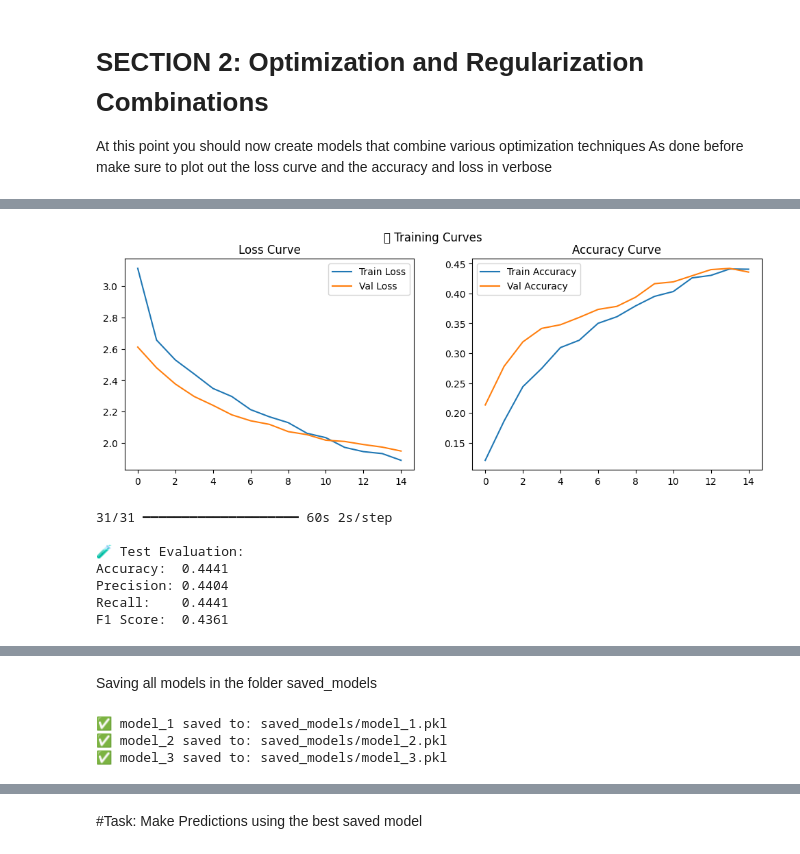
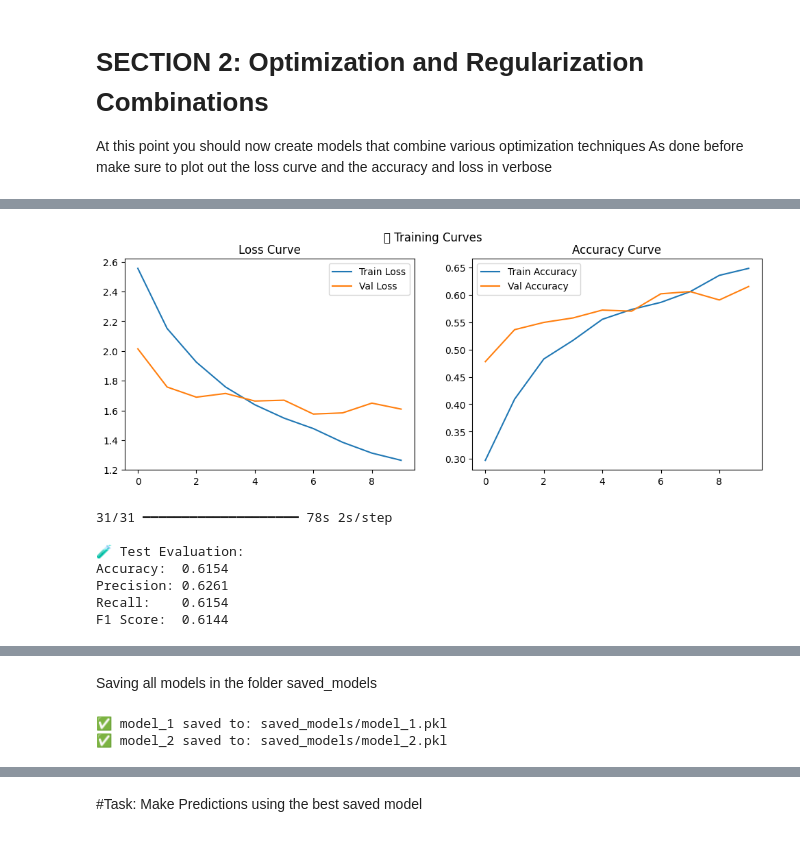
Before and after one commit to pimanzi/art-classification-project, a Jupyter notebook: Summative_Intro_to_ml_Placide_Imanzi_Kabisa_assignment.ipynb, the cells around one changed output, grey strips where cells are left out. Cells and saved outputs as stored; diff of their text form; code cells hidden in the pictures.

```diff
--- a/Summative_Intro_to_ml_Placide_Imanzi_Kabisa_assignment.ipynb
+++ b/Summative_Intro_to_ml_Placide_Imanzi_Kabisa_assignment.ipynb
@@ -82,7 +81,7 @@ folders downloaded to: /root/.cache/kagglehub/datasets/sivarazadi/wikiart-art-mo
 # %% [markdown]
 Displaying classes that my models will be predicting
 # %%
-path = "/root/.cache/kagglehub/datasets/sivarazadi/wikiart-art-movementsstyles/versions/2"
+path = "/kaggle/input/wikiart-art-movementsstyles"
 
 # List all files in the directory
 for file in os.listdir(path):
@@ -318,0 +262,23 @@ X_test shape: (975, 128, 128, 3)
+# %%
+# Load fewer images for testing (200–300/class)
+X, y = load_wikiart_images(path, image_size=(224, 224), flatten=False, max_images_per_class=500)
+
+# Use float32 early
+X = np.array(X).astype('float32')
+
+# Split before preprocessing
+X_train, X_temp, y_train, y_temp = train_test_split(X, y, test_size=0.3, stratify=y, random_state=42)
+X_val, X_test, y_val, y_test = train_test_split(X_temp, y_temp, test_size=0.5, stratify=y_temp, random_state=42)
+
+# Free memory
+del X_temp, y_temp
+del X
+
+# Now preprocess
+from tensorflow.keras.applications.efficientnet import preprocess_input
+X_train = preprocess_input(X_train.astype('float32'))
+X_val = preprocess_input(X_val.astype('float32'))
+X_test = preprocess_input(X_test.astype('float32'))
+print(X_train)
+print(X_val)
+print(X_test)
@@ -458,12 +457,14 @@ At this point you should now create models that combine various optimization tec
 As done before make sure to plot out the loss curve and the accuracy and loss in verbose
 # %%
 #TODO:
-model_2 = define_model(  optimizer_name="adam",
-    learning_rate=1e-4,
-    regularizer="l2",
-    reg_strength=0.001,
-    dropout_rate=0.5,
+model_2 =define_model(
+    optimizer_name='adam',
+    learning_rate=0.0005,
+    regularizer='l2',
+    reg_strength=0.002,
+    dropout_rate=0.6,
     use_early_stopping=True,
-    epochs=15,
-    batch_size=32,)
+    batch_size=8,
+    epochs=15
+)
 # %% [output]
@@ -487,11 +488,11 @@ Epoch 15/15
-[figure, old version]
+[figure, new version]
-31/31 ━━━━━━━━━━━━━━━━━━━━ 60s 2s/step
+31/31 ━━━━━━━━━━━━━━━━━━━━ 78s 2s/step
 
 🧪 Test Evaluation:
-Accuracy:  0.4441
-Precision: 0.4404
-Recall:    0.4441
-F1 Score:  0.4361
+Accuracy:  0.6154
+Precision: 0.6261
+Recall:    0.6154
+F1 Score:  0.6144
 # %%
 #TODO:
 model_3 = define_model(
@@ -542,7 +543,7 @@ def save_model_with_joblib(model_obj, model_name, save_dir="saved_models"):
 models = [
     ("model_1", cnn_notuning),
     ("model_2", model_2),
-    ("model_3", model_3),
+
 ]
 
 for name, model_obj in models:
@@ -550,4 +551,3 @@ for name, model_obj in models:
 # %% [output]
 ✅ model_1 saved to: saved_models/model_1.pkl
 ✅ model_2 saved to: saved_models/model_2.pkl
-✅ model_3 saved to: saved_models/model_3.pkl
```
Also changed, not shown: parts of 15 cells of this notebook.
